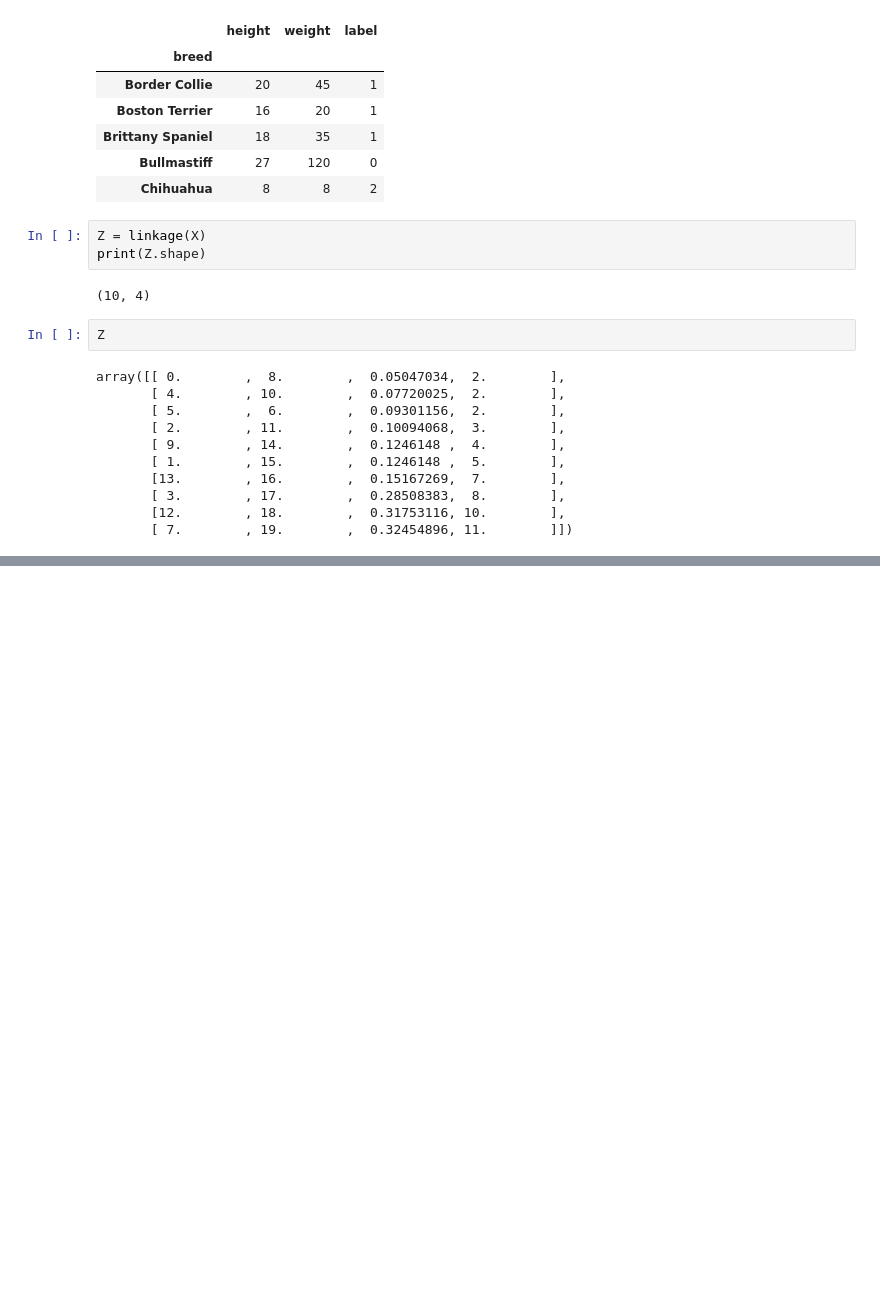
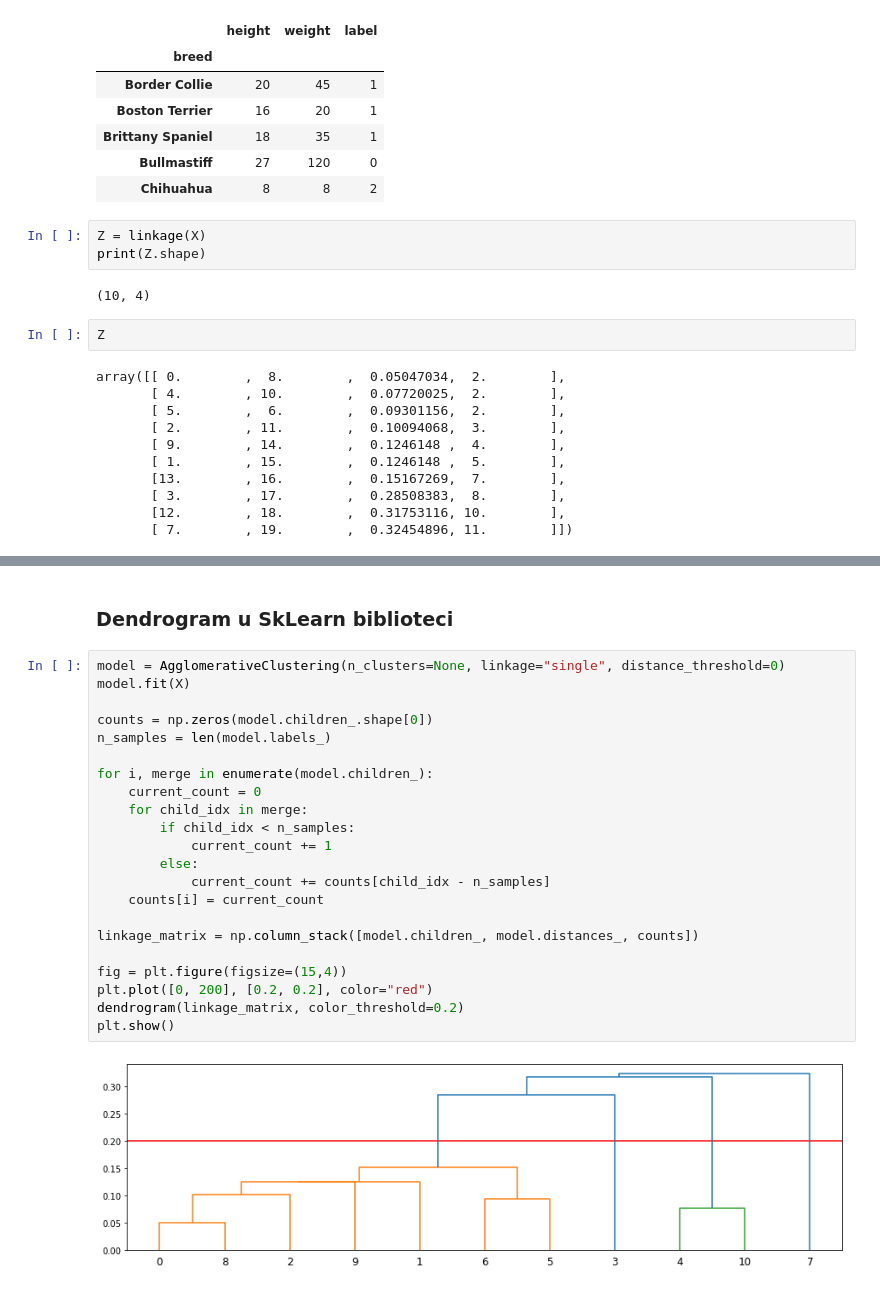
Before and after one commit to plave0/ip, a Jupyter notebook: Klasterovanje/02_hijerarhisko.ipynb, the cells around one changed output, grey strips where cells are left out. Saved outputs shown, nothing was run; the diff lists cells and outputs as text; blank space fills up the shorter version.

```diff
--- a/Klasterovanje/02_hijerarhisko.ipynb
+++ b/Klasterovanje/02_hijerarhisko.ipynb
@@ -143,0 +149,26 @@ plt.show()
+# %% [markdown]
+### Dendrogram u SkLearn biblioteci
+# %%
+model = AgglomerativeClustering(n_clusters=None, linkage="single", distance_threshold=0)
+model.fit(X)
+
+counts = np.zeros(model.children_.shape[0])
+n_samples = len(model.labels_)
+
+for i, merge in enumerate(model.children_):
+    current_count = 0
+    for child_idx in merge:
+        if child_idx < n_samples:
+            current_count += 1
+        else:
+            current_count += counts[child_idx - n_samples]
+    counts[i] = current_count
+
+linkage_matrix = np.column_stack([model.children_, model.distances_, counts])
+
+fig = plt.figure(figsize=(15,4))
+plt.plot([0, 200], [0.2, 0.2], color="red")
+dendrogram(linkage_matrix, color_threshold=0.2)
+plt.show()
+# %% [output]
+[figure, added]
```
Also changed, not shown: parts of 3 cells of this notebook.
